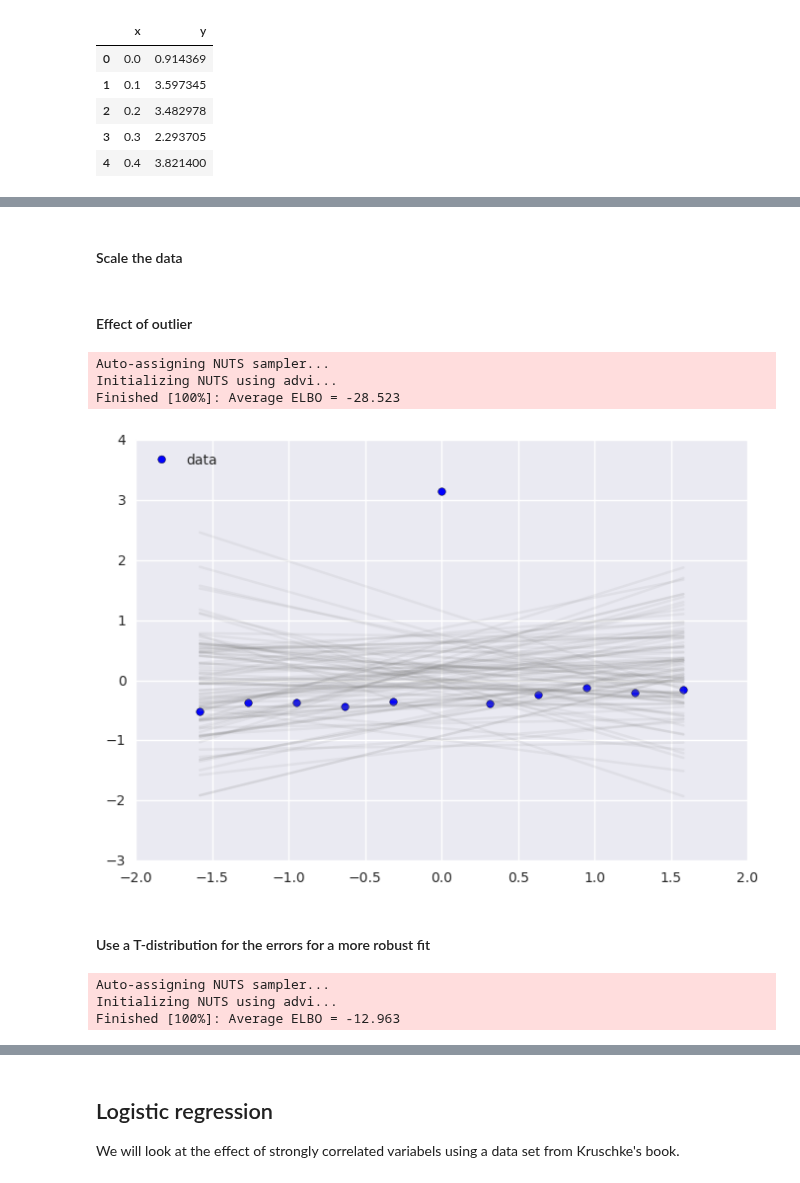
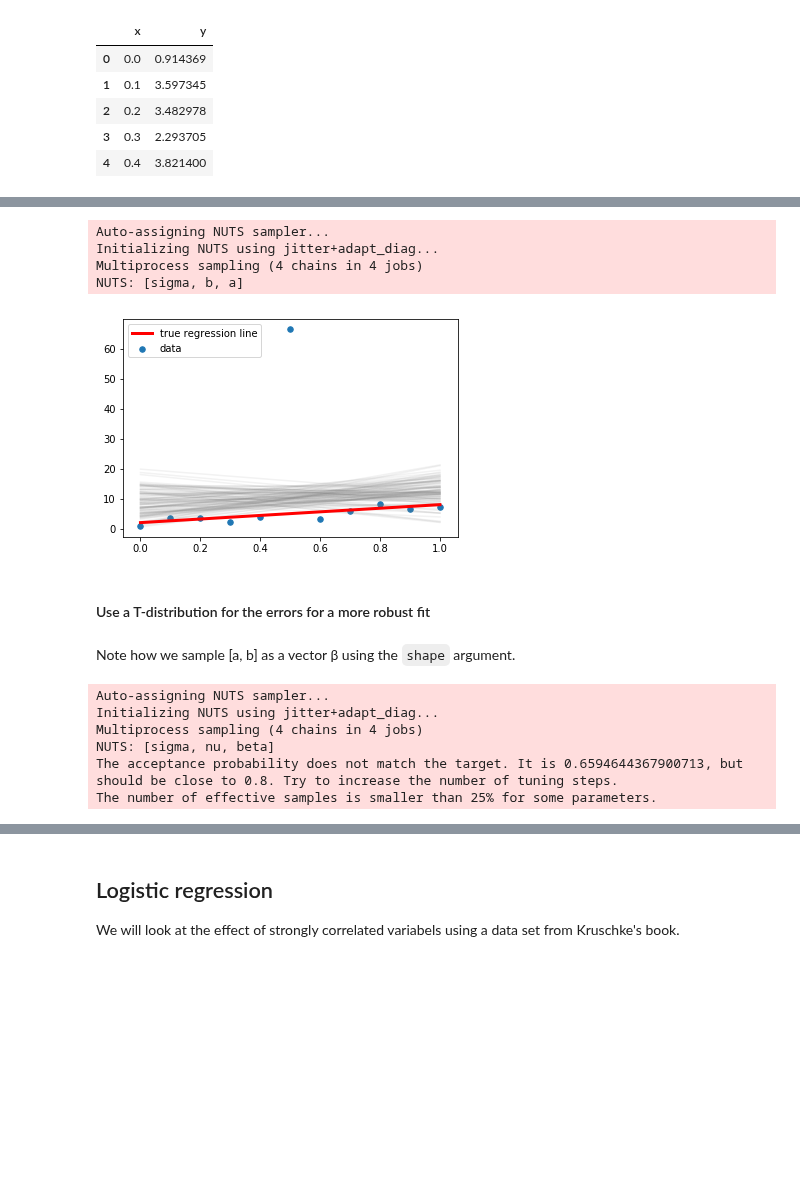
Before and after one commit to cliburn/sta-663-2019, a Jupyter notebook: notebook/S15B_PyMC3.ipynb, the cells around one changed output, grey strips where cells are left out. Drawn from its saved outputs; the diff is of its cells as text; code cells hidden in the pictures; blank space fills up the shorter version.

```diff
--- a/notebook/S15B_PyMC3.ipynb
+++ b/notebook/S15B_PyMC3.ipynb
@@ -493,7 +149,7 @@ df.head()
 | 4 | 0.4 | 3.821400 |
 # %%
 with pm.Model() as model:
-    pm.glm.glm('y ~ x', df)
+    pm.glm.GLM.from_formula('y ~ x', df)
     trace = pm.sample(2000)
 # %% [output]
 Auto-assigning NUTS sampler...
@@ -527,37 +195,37 @@ df.head()
-# %% [markdown]
-#### Scale the data
-# %%
-x, y = StandardScaler().fit_transform(df[['x', 'y']]).T
-# %% [markdown]
-#### Effect of outlier
 # %%
-niter = 10000
+niter = 1000
 with pm.Model() as linreg:
     a = pm.Normal('a', mu=0, sd=100)
     b = pm.Normal('b', mu=0, sd=100)
     sigma = pm.HalfNormal('sigma', sd=1)
 
-    y_est = a*x + b
+    y_est = pm.Deterministic('mu', a*x + b)
     y_obs = pm.Normal('y_obs', mu=y_est, sd=sigma, observed=y)
 
     trace = pm.sample(niter, random_seed=123)
 # %% [output]
 Auto-assigning NUTS sampler...
-Initializing NUTS using advi...
-Finished [100%]: Average ELBO = -28.523
+Initializing NUTS using jitter+adapt_diag...
+Multiprocess sampling (4 chains in 4 jobs)
+NUTS: [sigma, b, a]
+# %%
+with linreg:
+    pp = pm.sample_posterior_predictive(trace, samples=100, vars=[a, b])
 # %%
-t = trace[niter//2:]
 plt.scatter(x, y, s=30, label='data')
-for a_, b_ in zip(t['a'][-100:], t['b'][-100:]):
+for a_, b_ in zip(pp['a'], pp['b']):
     plt.plot(x, a_*x + b_, c='gray', alpha=0.1)
+plt.plot(x, _a*x + _b, label='true regression line', lw=3., c='red')
 plt.legend(loc='upper left')
 pass
 # %% [output]
-[figure, old version]
+[figure, new version]
 # %% [markdown]
 #### Use a T-distribution for the errors for a more robust fit
+# %% [markdown]
+Note how we sample [a, b] as a vector β using the `shape` argument.
 # %%
-niter = 10000
+niter = 1000
 with pm.Model() as robust_linreg:
     beta = pm.Normal('beta', 0, 10, shape=2)
     nu = pm.Exponential('nu', 1/len(x))
@@ -569,5 +237,8 @@ with pm.Model() as robust_linreg:
     trace = pm.sample(niter, random_seed=123)
 # %% [output]
 Auto-assigning NUTS sampler...
-Initializing NUTS using advi...
-Finished [100%]: Average ELBO = -12.963
+Initializing NUTS using jitter+adapt_diag...
+Multiprocess sampling (4 chains in 4 jobs)
+NUTS: [sigma, nu, beta]
+The acceptance probability does not match the target. It is 0.6594644367900713, but should be close to 0.8. Try to increase the number of tuning steps.
+The number of effective samples is smaller than 25% for some parameters.
```
Also changed, not shown: parts of 118 cells of this notebook, 2 other files.
